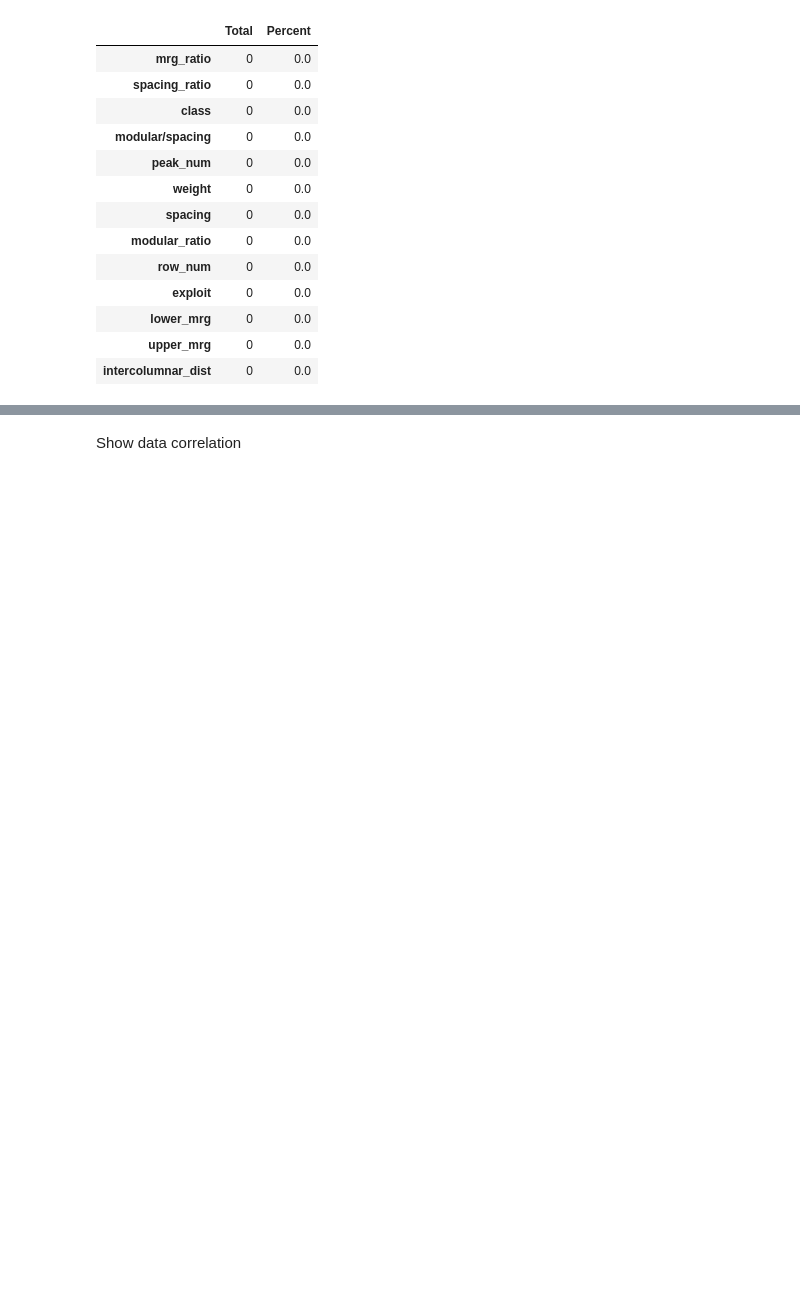
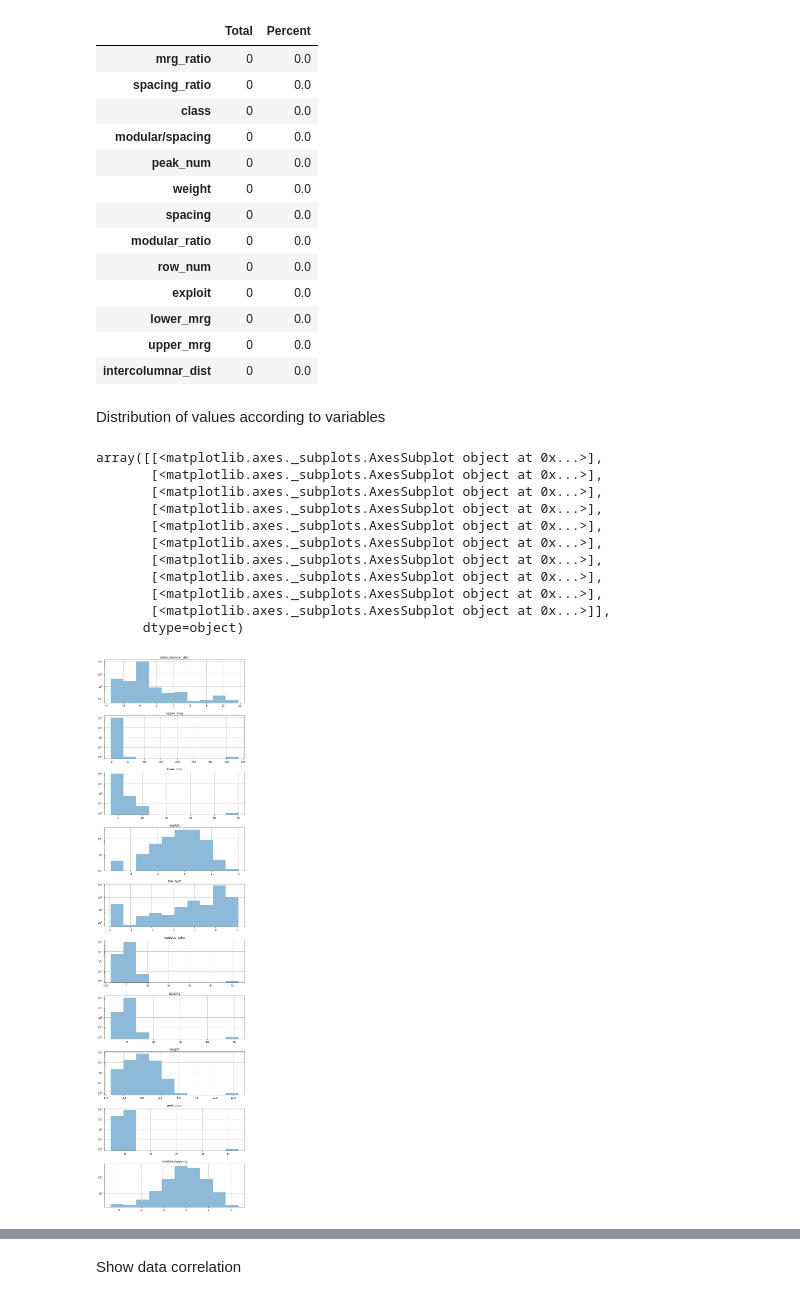
Before and after one commit to medartus/Avila-Analysis, a Jupyter notebook: notebook/Avila.ipynb, the cells around one changed output, grey strips where cells are left out. Saved outputs shown, nothing was run; the diff lists cells and outputs as text; code cells hidden in the pictures; blank space fills up the shorter version.

```diff
--- a/notebook/Avila.ipynb
+++ b/notebook/Avila.ipynb
@@ -180,3 +180,20 @@ missing_data
 | lower_mrg | 0 | 0.0 |
 | upper_mrg | 0 | 0.0 |
 | intercolumnar_dist | 0 | 0.0 |
+# %% [markdown]
+Distribution of values according to variables
+# %%
+train.hist(figsize=(10, 40), log=True,layout=(10,1), alpha=0.5)
+# %% [output]
+array([[<matplotlib.axes._subplots.AxesSubplot object at 0x...>],
+       [<matplotlib.axes._subplots.AxesSubplot object at 0x...>],
+       [<matplotlib.axes._subplots.AxesSubplot object at 0x...>],
+       [<matplotlib.axes._subplots.AxesSubplot object at 0x...>],
+       [<matplotlib.axes._subplots.AxesSubplot object at 0x...>],
+       [<matplotlib.axes._subplots.AxesSubplot object at 0x...>],
+       [<matplotlib.axes._subplots.AxesSubplot object at 0x...>],
+       [<matplotlib.axes._subplots.AxesSubplot object at 0x...>],
+       [<matplotlib.axes._subplots.AxesSubplot object at 0x...>],
+       [<matplotlib.axes._subplots.AxesSubplot object at 0x...>]],
+      dtype=object)
+[figure, added]
```
Also changed, not shown: parts of 5 cells of this notebook, 6 other files.
